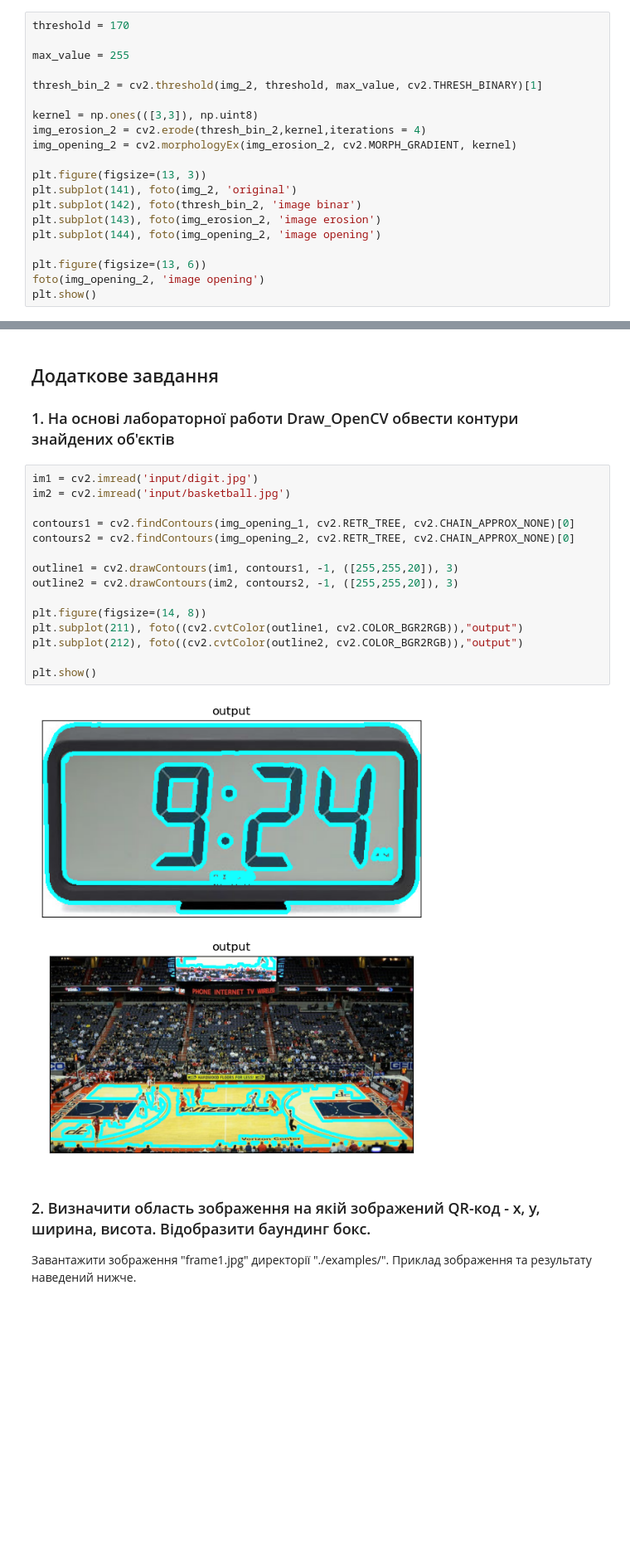
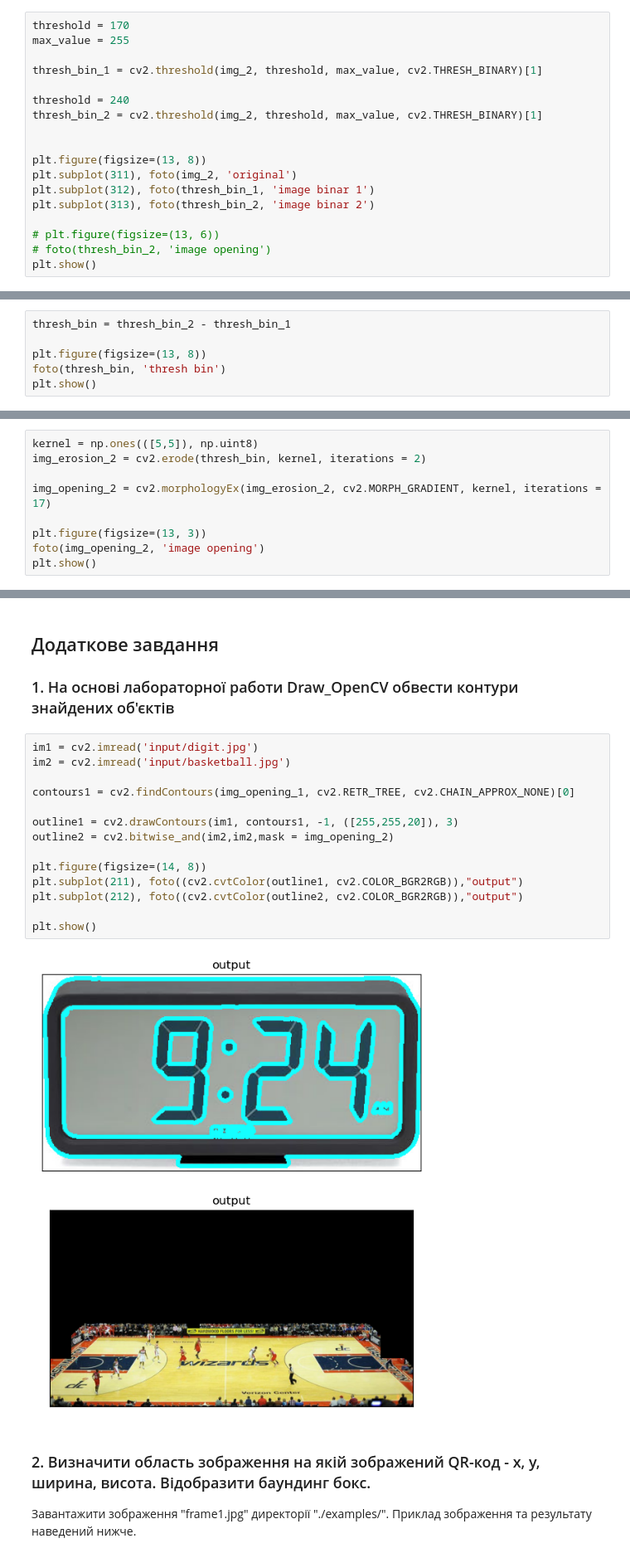
Before and after one commit to ilyasolos/signal-s, a Jupyter notebook: lab6/lab6.ipynb, the cells around one changed output, grey strips where cells are left out. Shown at 83% size. Cells and saved outputs as stored; diff of their text form; blank space fills up the shorter version.

```diff
--- a/lab6/lab6.ipynb
+++ b/lab6/lab6.ipynb
@@ -65,22 +65,20 @@ plt.show();
 [figure]
 # %%
 threshold = 170
-
 max_value = 255
 
+thresh_bin_1 = cv2.threshold(img_2, threshold, max_value, cv2.THRESH_BINARY)[1]
+
+threshold = 240
 thresh_bin_2 = cv2.threshold(img_2, threshold, max_value, cv2.THRESH_BINARY)[1]
 
-kernel = np.ones(([3,3]), np.uint8)
-img_erosion_2 = cv2.erode(thresh_bin_2,kernel,iterations = 4)
-img_opening_2 = cv2.morphologyEx(img_erosion_2, cv2.MORPH_GRADIENT, kernel)
 
-plt.figure(figsize=(13, 3))
-plt.subplot(141), foto(img_2, 'original')
-plt.subplot(142), foto(thresh_bin_2, 'image binar')
-plt.subplot(143), foto(img_erosion_2, 'image erosion')
-plt.subplot(144), foto(img_opening_2, 'image opening')
+plt.figure(figsize=(13, 8))
+plt.subplot(311), foto(img_2, 'original')
+plt.subplot(312), foto(thresh_bin_1, 'image binar 1')
+plt.subplot(313), foto(thresh_bin_2, 'image binar 2')
 
-plt.figure(figsize=(13, 6))
-foto(img_opening_2, 'image opening')
+# plt.figure(figsize=(13, 6))
+# foto(thresh_bin_2, 'image opening')
 plt.show()
 # %% [output]
@@ -88,0 +86,6 @@ plt.show()
+# %%
+thresh_bin = thresh_bin_2 - thresh_bin_1
+
+plt.figure(figsize=(13, 8))
+foto(thresh_bin, 'thresh bin')
+plt.show()
@@ -88,0 +94,9 @@ plt.show()
+# %%
+kernel = np.ones(([5,5]), np.uint8)
+img_erosion_2 = cv2.erode(thresh_bin, kernel, iterations = 2)
+
+img_opening_2 = cv2.morphologyEx(img_erosion_2, cv2.MORPH_GRADIENT, kernel, iterations = 17)
+
+plt.figure(figsize=(13, 3))
+foto(img_opening_2, 'image opening')
+plt.show()
@@ -92,20 +108,19 @@ plt.show()
 # %%
 im1 = cv2.imread('input/digit.jpg')
 im2 = cv2.imread('input/basketball.jpg')
 
 contours1 = cv2.findContours(img_opening_1, cv2.RETR_TREE, cv2.CHAIN_APPROX_NONE)[0]
-contours2 = cv2.findContours(img_opening_2, cv2.RETR_TREE, cv2.CHAIN_APPROX_NONE)[0]
 
 outline1 = cv2.drawContours(im1, contours1, -1, ([255,255,20]), 3)
-outline2 = cv2.drawContours(im2, contours2, -1, ([255,255,20]), 3)
+outline2 = cv2.bitwise_and(im2,im2,mask = img_opening_2)
 
 plt.figure(figsize=(14, 8))
 plt.subplot(211), foto((cv2.cvtColor(outline1, cv2.COLOR_BGR2RGB)),"output")
 plt.subplot(212), foto((cv2.cvtColor(outline2, cv2.COLOR_BGR2RGB)),"output")
 
 plt.show()
 # %% [output]
-[figure, old version]
+[figure, new version]
 # %% [markdown]
 ### 2. Визначити область зображення на якій зображений QR-код - x, y, ширина, висота. Відобразити баундинг бокс.
 
```
Also changed, not shown: parts of 3 cells of this notebook.
